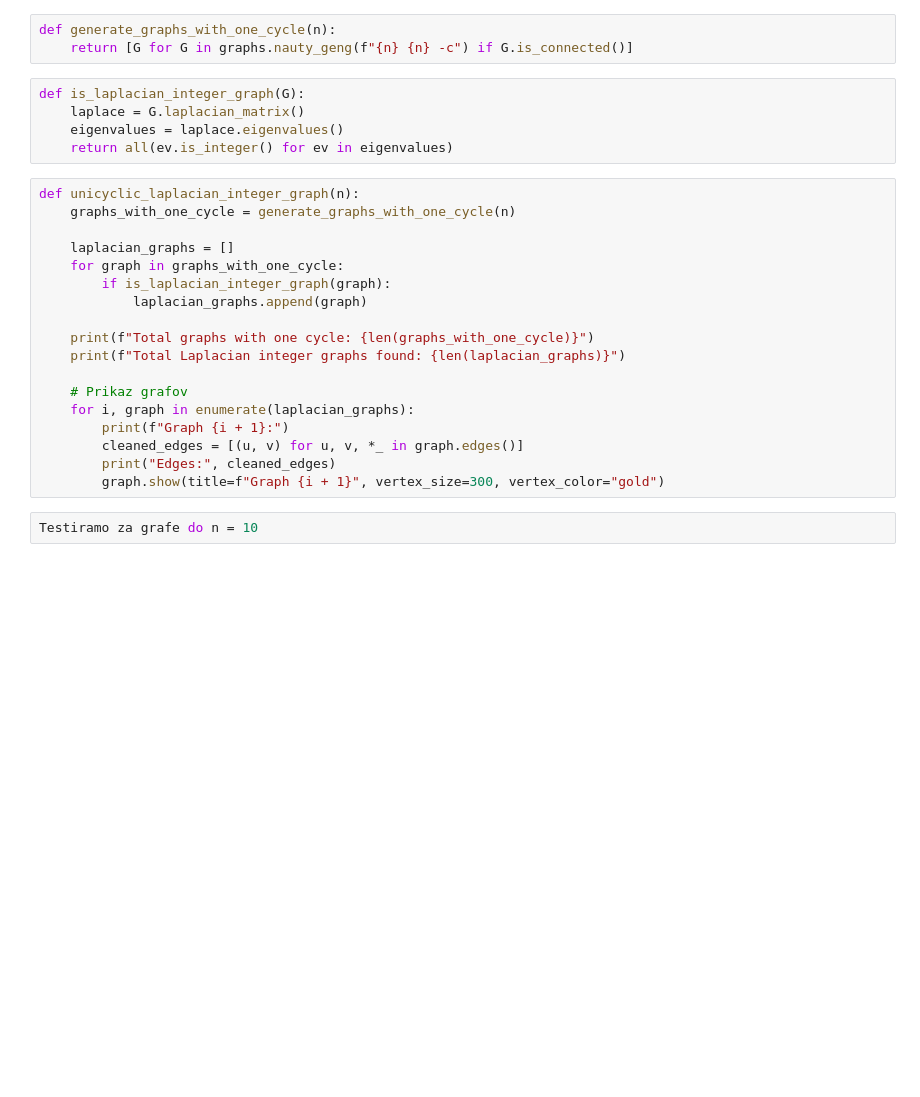
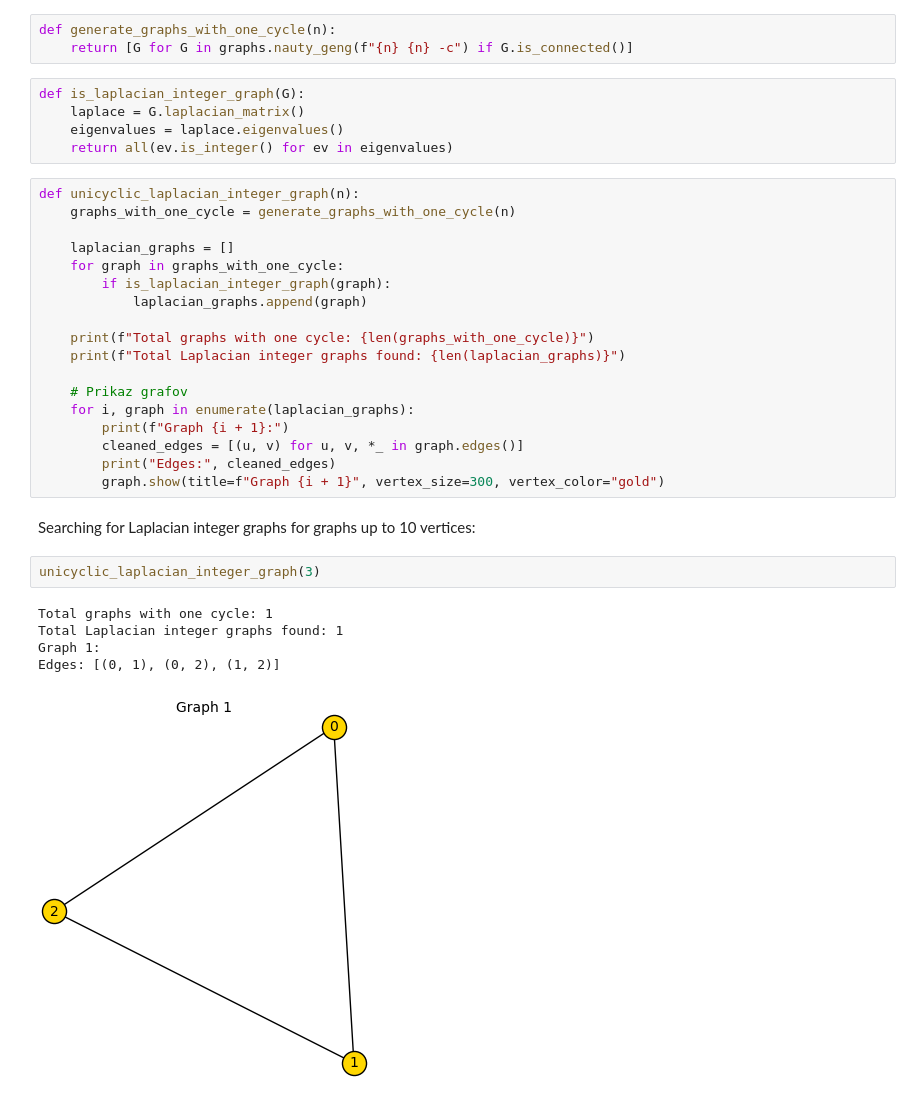
Before and after one commit to oskartezak/Laplacian-integral-graphs, a Jupyter notebook: Code/unicyclic.ipynb, the cells around one changed output. Cells and saved outputs as stored; diff of their text form; blank space fills up the shorter version.

```diff
--- a/Code/unicyclic.ipynb
+++ b/Code/unicyclic.ipynb
@@ -24,5 +26,13 @@ def unicyclic_laplacian_integer_graph(n):
         cleaned_edges = [(u, v) for u, v, *_ in graph.edges()]
         print("Edges:", cleaned_edges)
         graph.show(title=f"Graph {i + 1}", vertex_size=300, vertex_color="gold")
-# %%
-Testiramo za grafe do n = 10
+# %% [markdown]
+Searching for Laplacian integer graphs for graphs up to 10 vertices:
+# %%
+unicyclic_laplacian_integer_graph(3)
+# %% [output]
+Total graphs with one cycle: 1
+Total Laplacian integer graphs found: 1
+Graph 1:
+Edges: [(0, 1), (0, 2), (1, 2)]
+[figure, added]
```
Also changed, not shown: parts of 8 cells of this notebook, 9 other files.
